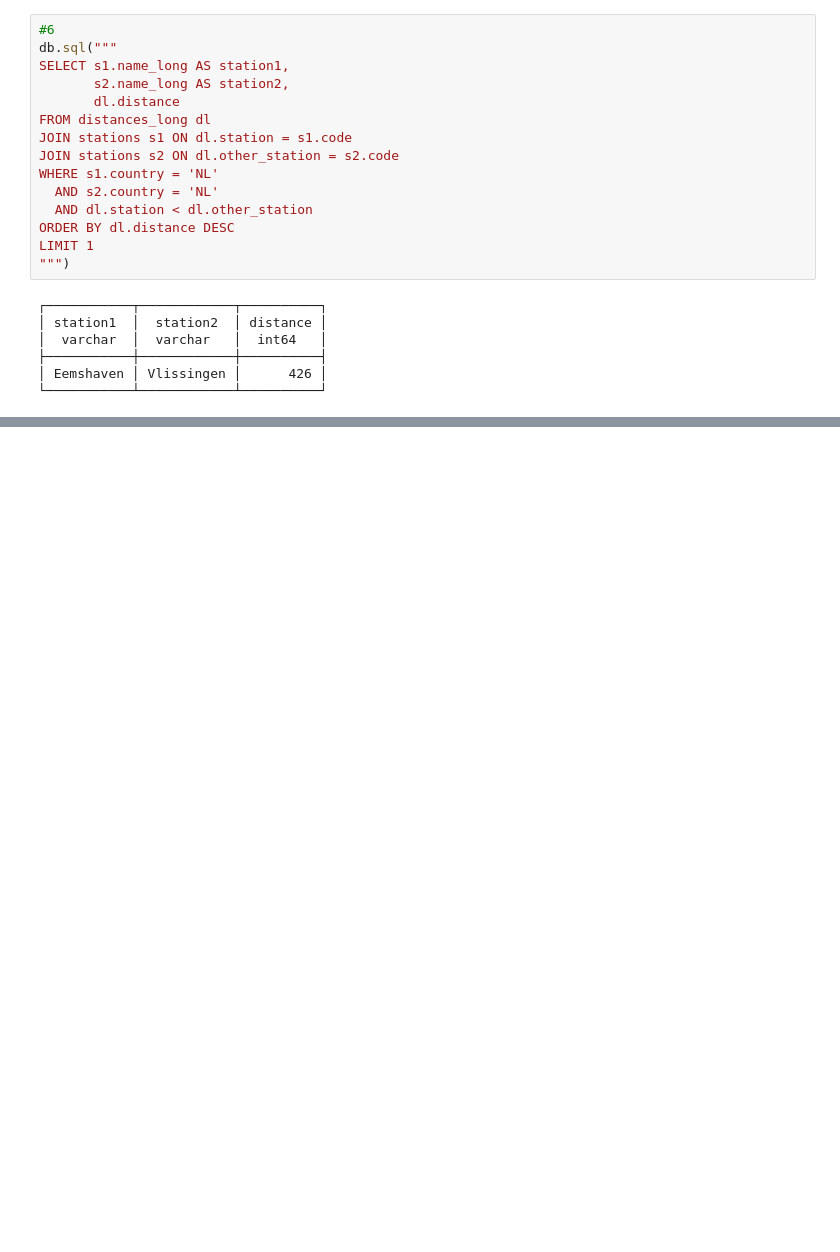
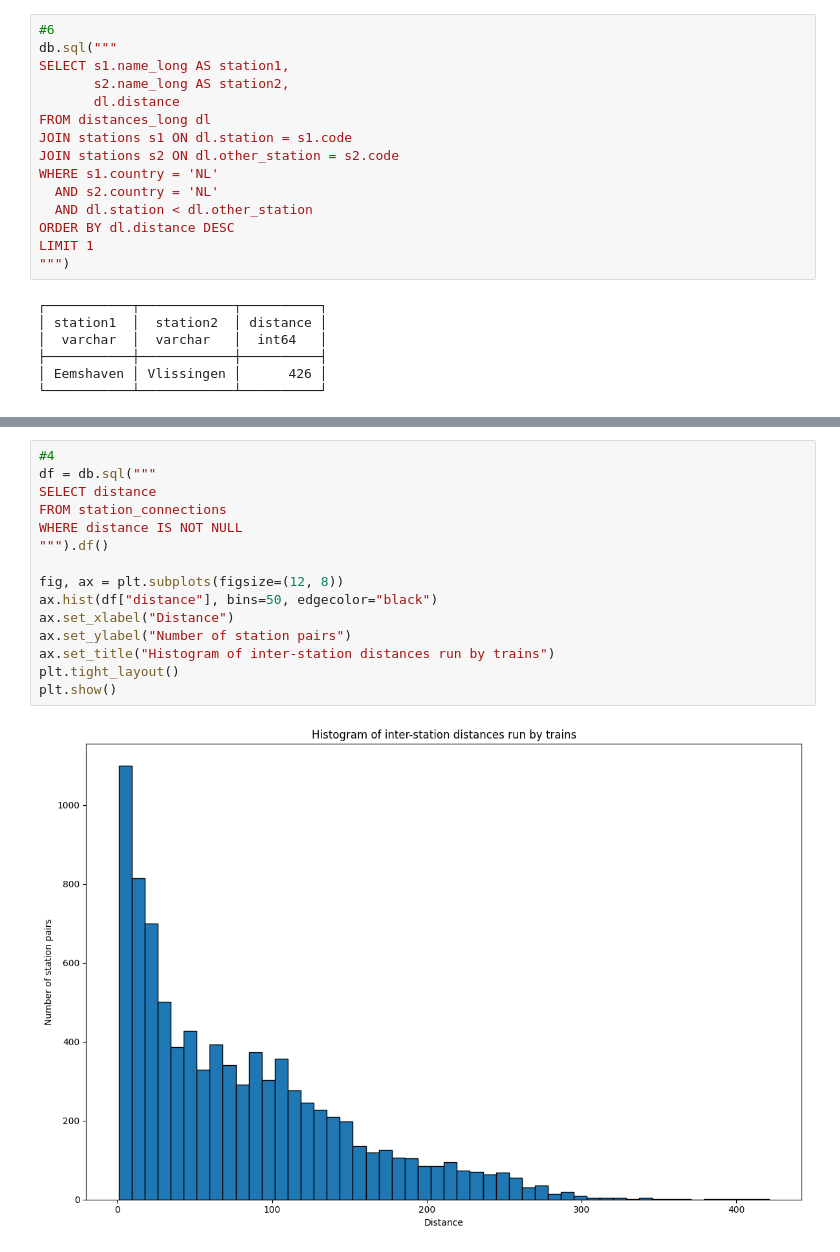
Before and after one commit to kamilkawa/Databases_and_file_formats, a Jupyter notebook: homework.ipynb, the cells around one changed output, grey strips where cells are left out. Drawn from its saved outputs; the diff is of its cells as text; blank space fills up the shorter version.

```diff
--- a/homework.ipynb
+++ b/homework.ipynb
@@ -457,0 +569,17 @@ plt.show()
+# %%
+#4
+df = db.sql("""
+SELECT distance
+FROM station_connections
+WHERE distance IS NOT NULL
+""").df()
+
+fig, ax = plt.subplots(figsize=(12, 8))
+ax.hist(df["distance"], bins=50, edgecolor="black")
+ax.set_xlabel("Distance")
+ax.set_ylabel("Number of station pairs")
+ax.set_title("Histogram of inter-station distances run by trains")
+plt.tight_layout()
+plt.show()
+# %% [output]
+[figure, added]
```
Also changed, not shown: parts of 10 cells of this notebook.
